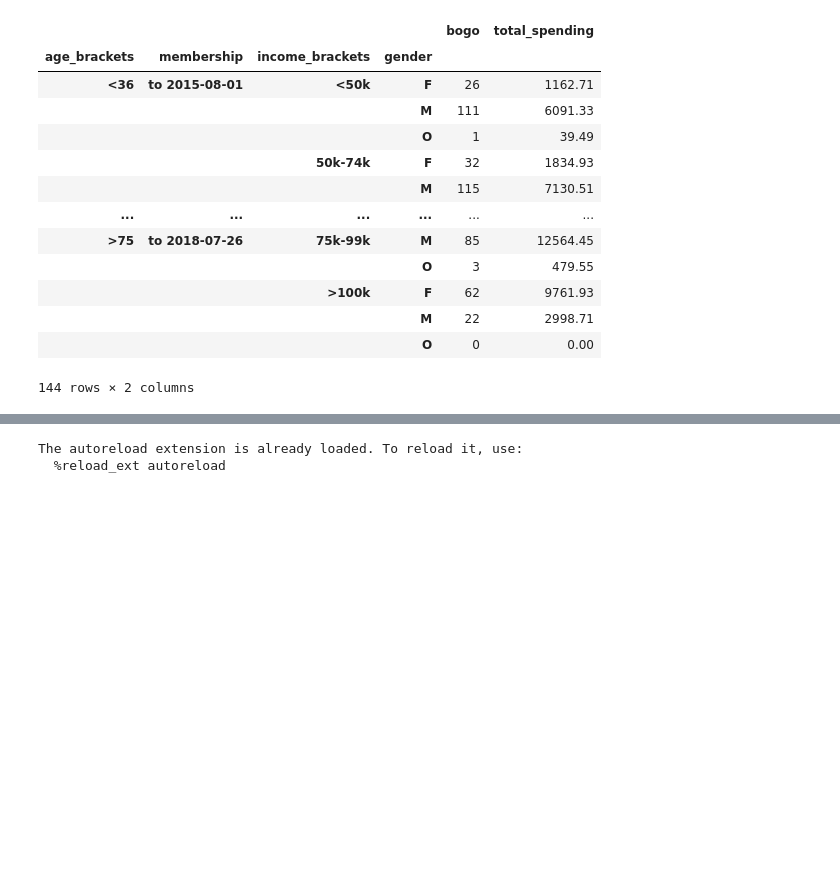
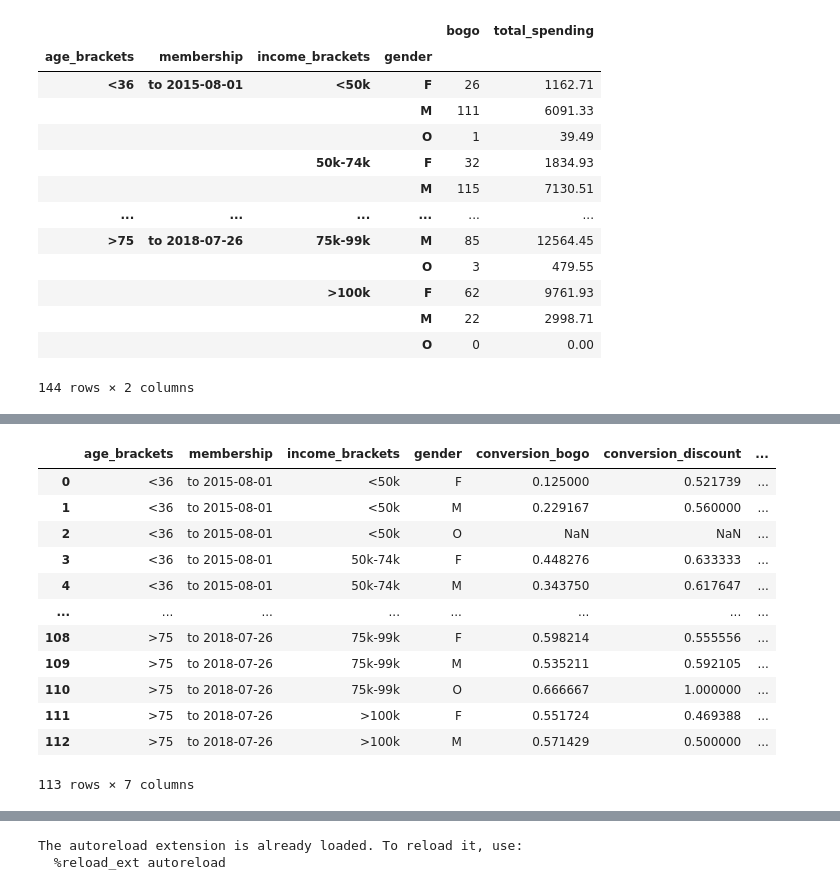
Before and after one commit to 6one2/StarbucksChallenge, a Jupyter notebook: devStarbucks.ipynb, the cells around one changed output, grey strips where cells are left out. Drawn from its saved outputs; the diff is of its cells as text; code cells hidden in the pictures; blank space fills up the shorter version.

```diff
--- a/devStarbucks.ipynb
+++ b/devStarbucks.ipynb
@@ -1084,0 +1032,8 @@ res_discount.sort_values(by=1, ascending=False)[:50].style.bar(color='#53bce6')
+# %%
+# spending per category
+spending_cat = df_feat\
+    .groupby(['age_brackets', 'membership', 'income_brackets', 'gender'])['total_spending']\
+    .sum()\
+    .reset_index()
+
+spending_cat.head()
@@ -1084,0 +1047,15 @@ res_discount.sort_values(by=1, ascending=False)[:50].style.bar(color='#53bce6')
+# %%
+# results for bogo and discount
+res_bogo = df_feat.groupby(['age_brackets', 'membership', 'income_brackets', 'gender'])['bogo']\
+    .value_counts(normalize=True)\
+    .unstack()
+
+res_bogo = res_bogo.reset_index().drop(0, axis=1)
+res_bogo.rename(columns={1:'conversion'}, inplace=True)
+
+res_discount = df_feat.groupby(['age_brackets', 'membership', 'income_brackets', 'gender'])['discount']\
+    .value_counts(normalize=True)\
+    .unstack()
+
+res_discount = res_discount.reset_index().drop(0, axis=1)
+res_discount.rename(columns={1:'conversion'}, inplace=True)
@@ -1084,0 +1078,20 @@ res_discount.sort_values(by=1, ascending=False)[:50].style.bar(color='#53bce6')
+# %%
+# Results table
+ON = ['age_brackets', 'membership', 'income_brackets', 'gender']
+results = res_bogo.merge(res_discount, on=ON, suffixes=('_bogo', '_discount')).merge(spending_cat, on=ON)
+results
+# res_bogo.merge(spending_cat, on=['age_brackets', 'membership', 'income_brackets', 'gender'])
+# %% [output]
+|  | age_brackets | membership | income_brackets | gender | conversion_bogo | conversion_discount | ... |
+| 0 | <36 | to 2015-08-01 | <50k | F | 0.125000 | 0.521739 | ... |
+| 1 | <36 | to 2015-08-01 | <50k | M | 0.229167 | 0.560000 | ... |
+| 2 | <36 | to 2015-08-01 | <50k | O | NaN | NaN | ... |
+| 3 | <36 | to 2015-08-01 | 50k-74k | F | 0.448276 | 0.633333 | ... |
+| 4 | <36 | to 2015-08-01 | 50k-74k | M | 0.343750 | 0.617647 | ... |
+| ... | ... | ... | ... | ... | ... | ... | ... |
+| 108 | >75 | to 2018-07-26 | 75k-99k | F | 0.598214 | 0.555556 | ... |
+| 109 | >75 | to 2018-07-26 | 75k-99k | M | 0.535211 | 0.592105 | ... |
+| 110 | >75 | to 2018-07-26 | 75k-99k | O | 0.666667 | 1.000000 | ... |
+| 111 | >75 | to 2018-07-26 | >100k | F | 0.551724 | 0.469388 | ... |
+| 112 | >75 | to 2018-07-26 | >100k | M | 0.571429 | 0.500000 | ... |
+113 rows × 7 columns
```
Also changed, not shown: parts of 8 cells of this notebook, 2 other files.
